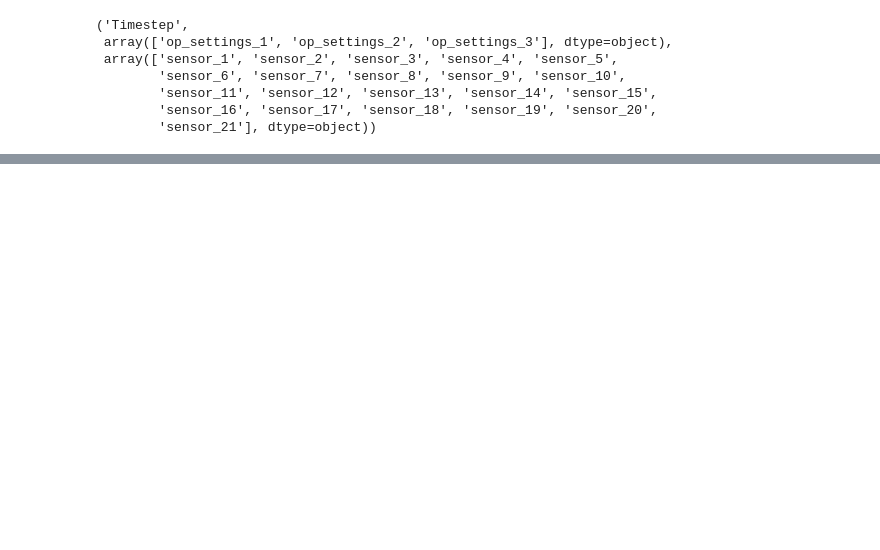
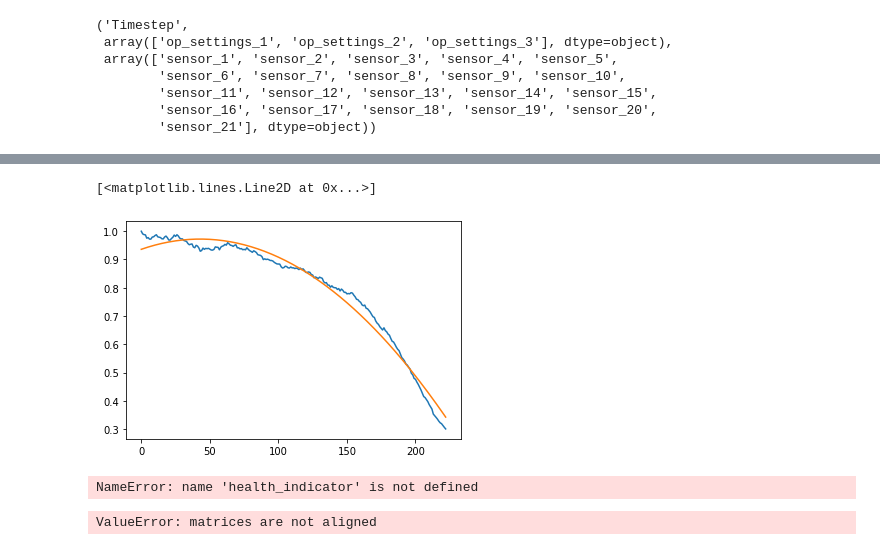
Before and after one commit to omgitsmj24/BOOT_AI_INTERN, a Jupyter notebook: RUL/matlab_data.ipynb, the cells around one changed output, grey strips where cells are left out. Cells and saved outputs as stored; diff of their text form; code cells hidden in the pictures; blank space fills up the shorter version.

```diff
--- a/RUL/matlab_data.ipynb
+++ b/RUL/matlab_data.ipynb
@@ -169,0 +245,51 @@ timeVariable, conditionVariables, dataVariables
+# %%
+health_indicator  = fused_Data[['Unit', 'Time', 'smooth_health_indicator']]
+
+reg_model_lib = dict()
+degree = 2
+for unit in health_indicator['Unit'].unique():
+    # get each unit data
+    unit_data = health_indicator[health_indicator['Unit'] == unit]
+    unit_data.reset_index(drop=True, inplace=True)
+
+    #convert to poly feature with degree = 2
+    X_poly = unit_data.Time
+    y_poly = unit_data['smooth_health_indicator']
+
+    poly = PolynomialFeatures(degree=degree)
+    X_poly = poly.fit_transform(X_poly.values.reshape(-1,1))
+
+    #fit poly line
+    clf = LinearRegression()
+    clf.fit(X_poly, y_poly)
+
+    #save unit line to query dict
+    reg_model_lib[unit] = clf
+# %%
+test_unit = 1
+
+model = reg_model_lib[test_unit]
+unit_data = health_indicator[health_indicator['Unit'] == test_unit]
+unit_data.reset_index(drop=True, inplace=True)
+
+X_poly = unit_data.Time
+y_poly = unit_data['smooth_health_indicator']
+poly = PolynomialFeatures(degree=degree)
+X_poly = poly.fit_transform(X_poly.values.reshape(-1,1))
+
+plt.plot(y_poly)
+plt.plot(model.predict(X_poly))
+# %% [output]
+[<matplotlib.lines.Line2D at 0x...>]
+[figure, added]
+# %%
+health_indicator.groupby('Unit').size()
+# %% [output]
+NameError: name 'health_indicator' is not defined
+# %%
+loss_10, labels_10, pred_10 = rul_utils.predict(health_indicator, val_fused_Data, 0, reg_model_lib, break_point=10, NEIGHBORS_NUM=50)
+loss_50, labels_50, pred_50 = rul_utils.predict(health_indicator, val_fused_Data, 0.5, reg_model_lib, break_point=0, NEIGHBORS_NUM=50)
+loss_70, labels_70, pred_70 = rul_utils.predict(health_indicator, val_fused_Data, 0.7, reg_model_lib, break_point=0, NEIGHBORS_NUM=50)
+loss_90, labels_90, pred_90 = rul_utils.predict(health_indicator, val_fused_Data, 0.9, reg_model_lib, break_point=0, NEIGHBORS_NUM=50)
+# %% [output]
+ValueError: matrices are not aligned
```
Also changed, not shown: parts of 14 cells of this notebook, 1 other file.
